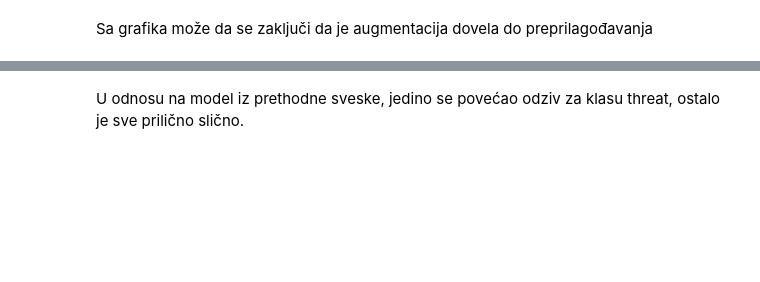
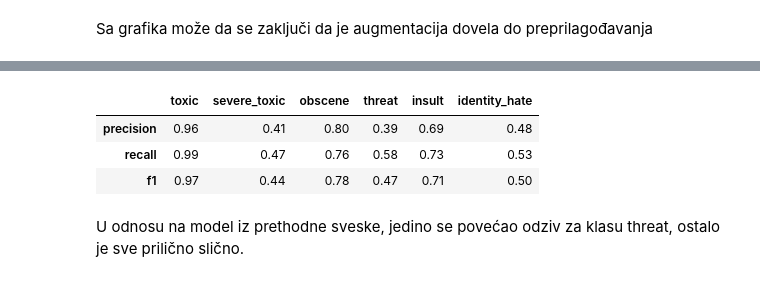
Before and after one commit to Anakin2012/ToxicCommentClassificationChallenge, a Jupyter notebook: 04_VIselabelarnaKlasifikacaAugmentacija.ipynb, the cells around one changed output, grey strips where cells are left out. Drawn from its saved outputs; the diff is of its cells as text; code cells hidden in the pictures; blank space fills up the shorter version.

```diff
--- a/04_VIselabelarnaKlasifikacaAugmentacija.ipynb
+++ b/04_VIselabelarnaKlasifikacaAugmentacija.ipynb
@@ -306,3 +306,18 @@ f1_scores
+# %%
+# izracunate metrike se cuvaju u csv datoteku:
+
+report1 = pd.DataFrame(precisions, index=['precision'])
+report2 = pd.DataFrame(recalls, index=['recall'])
+report3 = pd.DataFrame(f1_scores, index=['f1'])
+
+report = pd.concat([report1, report2, report3])
+
+report.to_csv('data/report2.csv')
+# %% [output]
+|  | toxic | severe_toxic | obscene | threat | insult | identity_hate |
+| precision | 0.96 | 0.41 | 0.80 | 0.39 | 0.69 | 0.48 |
+| recall | 0.99 | 0.47 | 0.76 | 0.58 | 0.73 | 0.53 |
+| f1 | 0.97 | 0.44 | 0.78 | 0.47 | 0.71 | 0.50 |
 # %% [markdown]
 U odnosu na model iz prethodne sveske, jedino se povećao odziv za klasu threat, ostalo je sve prilično slično.
 # %%
```
Also changed, not shown: parts of 15 cells of this notebook, 35 other files.
